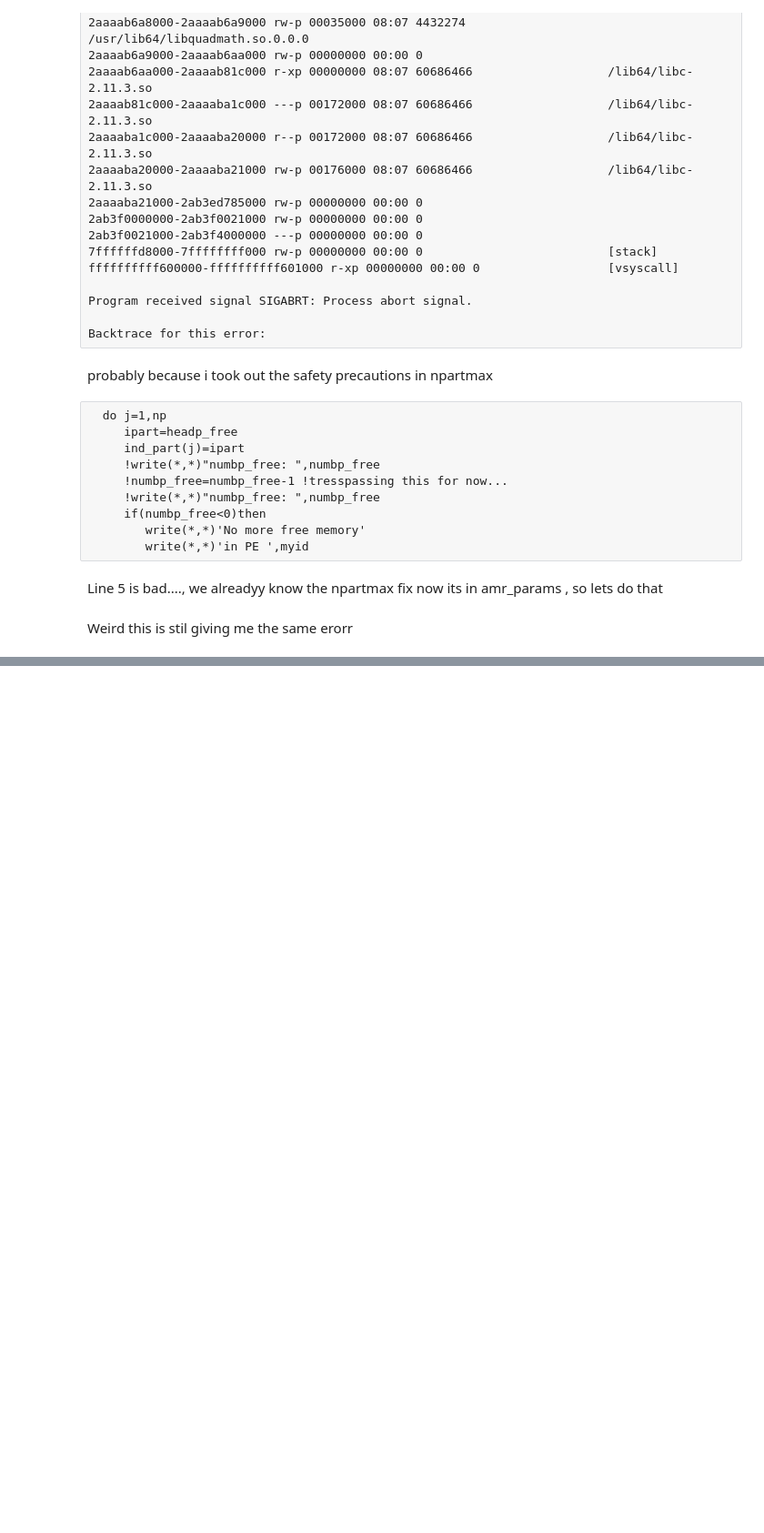
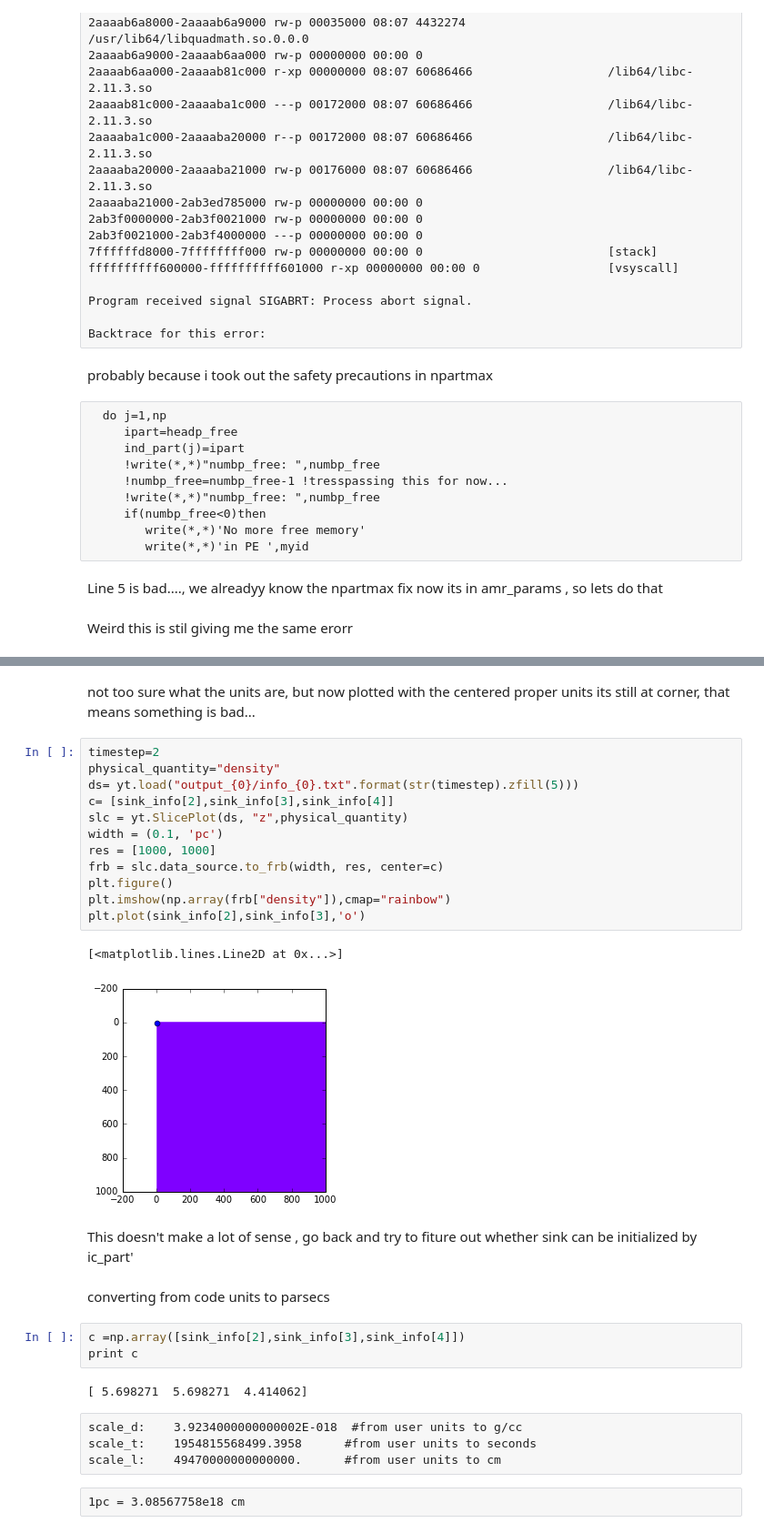
Before and after one commit to dorisjlee/StarFormationCode, a Jupyter notebook: FosterChevalier_is/11_30_2015_Just_one_sink_in_center.ipynb, the cells around one changed output, grey strips where cells are left out. Shown at 91% size. Drawn from its saved outputs; the diff is of its cells as text; blank space fills up the shorter version.

```diff
--- a/FosterChevalier_is/11_30_2015_Just_one_sink_in_center.ipynb
+++ b/FosterChevalier_is/11_30_2015_Just_one_sink_in_center.ipynb
@@ -71,0 +170,32 @@ Weird this is stil giving me the same erorr
+# %% [markdown]
+not too sure what the units are, but now plotted with the centered proper units its still at corner, that means something is bad...
+# %%
+timestep=2
+physical_quantity="density"
+ds= yt.load("output_{0}/info_{0}.txt".format(str(timestep).zfill(5)))
+c= [sink_info[2],sink_info[3],sink_info[4]]
+slc = yt.SlicePlot(ds, "z",physical_quantity)
+width = (0.1, 'pc')
+res = [1000, 1000]
+frb = slc.data_source.to_frb(width, res, center=c)
+plt.figure()
+plt.imshow(np.array(frb["density"]),cmap="rainbow")
+plt.plot(sink_info[2],sink_info[3],'o')
+# %% [output]
+[<matplotlib.lines.Line2D at 0x...>]
+[figure, added]
+# %% [markdown]
+This doesn't make a lot of sense , go back and try to fiture out whether sink can be initialized by ic_part'
+# %% [markdown]
+converting from code units to parsecs
+# %%
+c =np.array([sink_info[2],sink_info[3],sink_info[4]])
+print c
+# %% [output]
+[ 5.698271  5.698271  4.414062]
+# %% [raw]
+scale_d:    3.9234000000000002E-018  #from user units to g/cc
+scale_t:    1954815568499.3958      #from user units to seconds
+scale_l:    49470000000000000.      #from user units to cm
+# %% [raw]
+1pc = 3.08567758e18 cm
```
Also changed, not shown: parts of 15 cells of this notebook.
